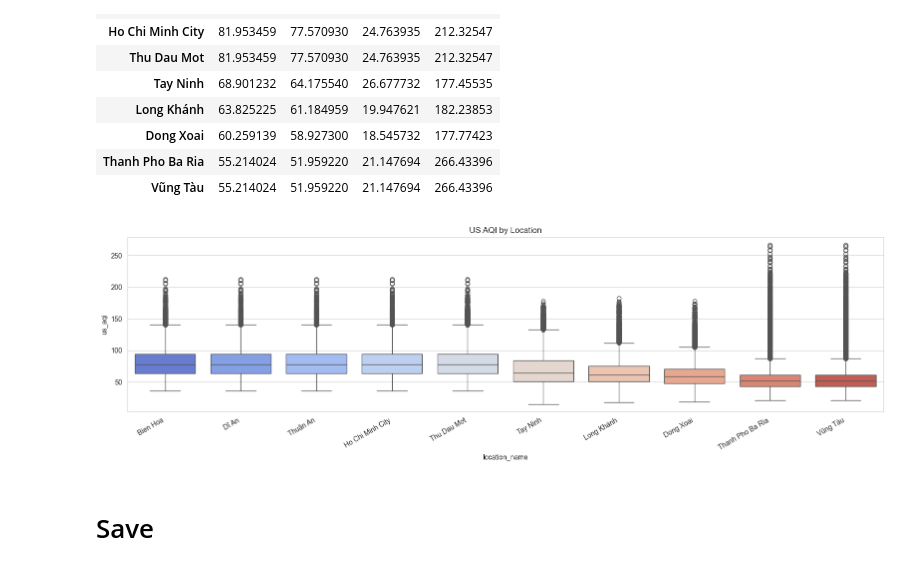
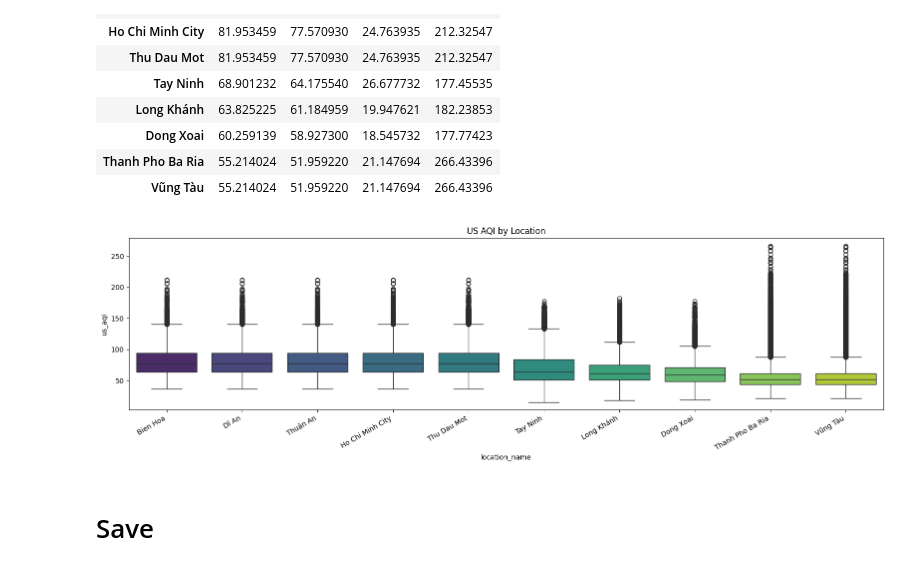
Before and after one commit to Avcuongy/AQI-Analytics-in-Southeast-Vietnam, a Jupyter notebook: notebooks/2_bivariate.ipynb, the cells around one changed output. Saved outputs shown, nothing was run; the diff lists cells and outputs as text; code cells hidden in the pictures.

```diff
--- a/notebooks/2_bivariate.ipynb
+++ b/notebooks/2_bivariate.ipynb
@@ -213,17 +213,17 @@ df.groupby("location_name")["us_aqi"].agg(["mean", "median", "std", "max"]).sort
 # %%
 plt.figure(figsize=(16, 5))
 order_by_median = (
     df.groupby("location_name")["us_aqi"].median().sort_values(ascending=False).index
 )
 sns.boxplot(
-    data=df, x="location_name", y="us_aqi", order=order_by_median, palette="coolwarm"
+    data=df, x="location_name", y="us_aqi", order=order_by_median, palette="viridis"
 )
 plt.title("US AQI by Location")
 plt.xticks(rotation=30, ha="right")
 plt.tight_layout()
 plt.show()
 # %% [output]
-[figure, old version]
+[figure, new version]
 # %% [markdown]
 # Save
 # %%
```
Also changed, not shown: parts of 8 cells of this notebook.
